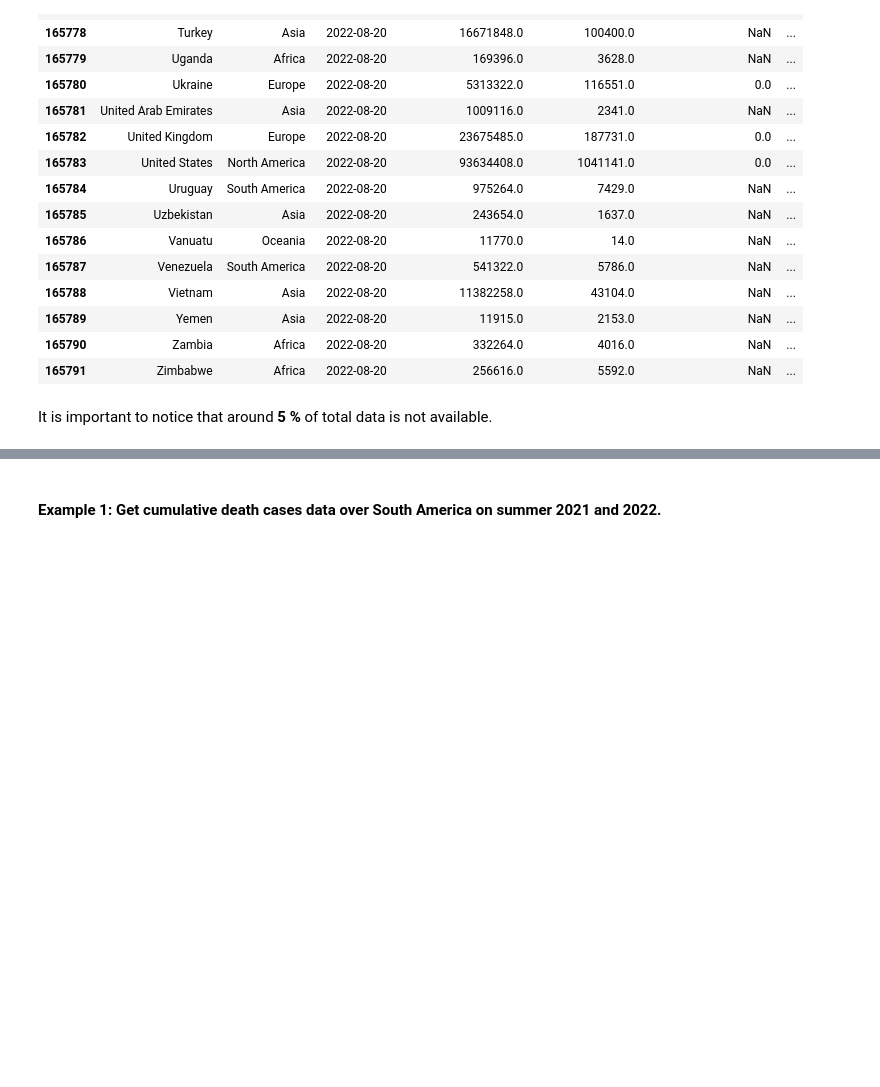
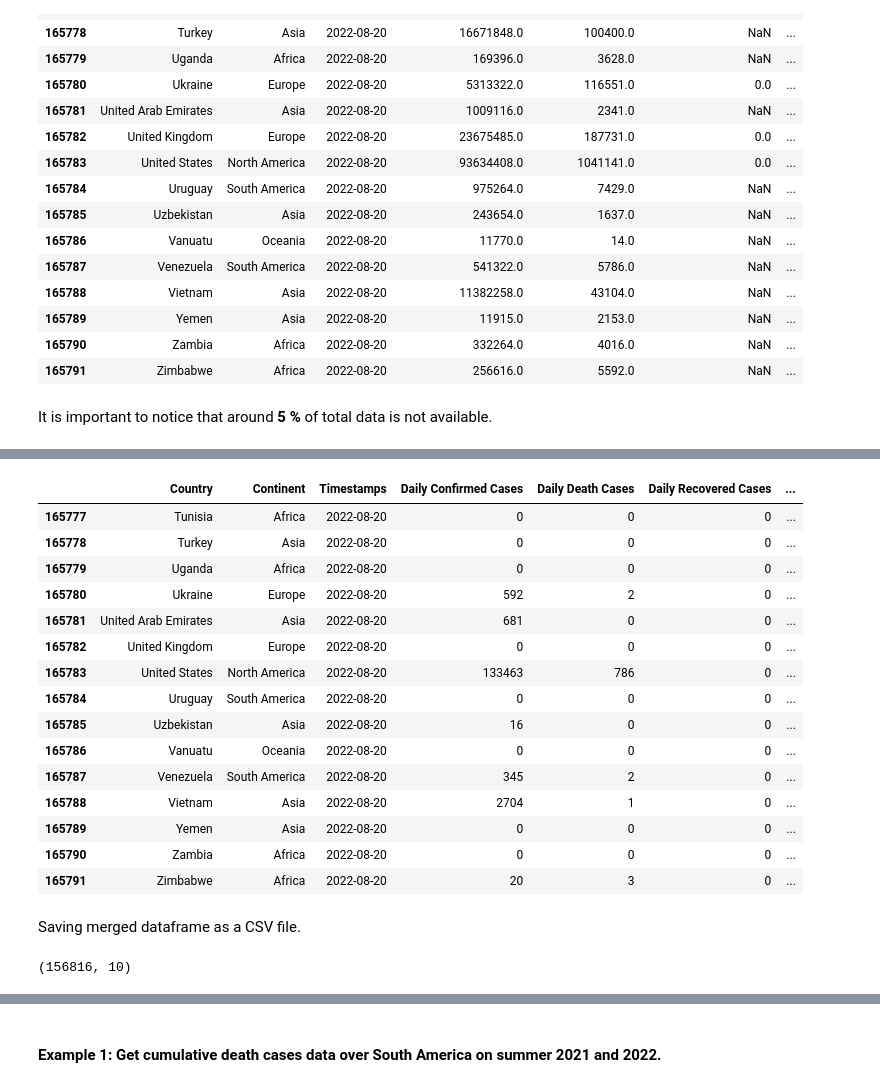
Before and after one commit to OctavioAlcazar55/DDP-unibz-project-18697, a Jupyter notebook: Notebooks/US5-DataAggregation.ipynb, the cells around one changed output, grey strips where cells are left out. Cells and saved outputs as stored; diff of their text form; code cells hidden in the pictures; blank space fills up the shorter version.

```diff
--- a/Notebooks/US5-DataAggregation.ipynb
+++ b/Notebooks/US5-DataAggregation.ipynb
@@ -985,0 +998,3 @@ It is important to notice that around **5 %** of total data is not available.
+# %%
+# The merged dataframe gets copies for security
+updated_df = merged_df.copy()
@@ -985,0 +1019,21 @@ It is important to notice that around **5 %** of total data is not available.
+# %%
+updated_df.tail(15)
+# %% [output]
+|  | Country | Continent | Timestamps | Daily Confirmed Cases | Daily Death Cases | Daily Recovered Cases | ... |
+| 165777 | Tunisia | Africa | 2022-08-20 | 0 | 0 | 0 | ... |
+| 165778 | Turkey | Asia | 2022-08-20 | 0 | 0 | 0 | ... |
+| 165779 | Uganda | Africa | 2022-08-20 | 0 | 0 | 0 | ... |
+| 165780 | Ukraine | Europe | 2022-08-20 | 592 | 2 | 0 | ... |
+| 165781 | United Arab Emirates | Asia | 2022-08-20 | 681 | 0 | 0 | ... |
+| 165782 | United Kingdom | Europe | 2022-08-20 | 0 | 0 | 0 | ... |
+| 165783 | United States | North America | 2022-08-20 | 133463 | 786 | 0 | ... |
+| 165784 | Uruguay | South America | 2022-08-20 | 0 | 0 | 0 | ... |
+| 165785 | Uzbekistan | Asia | 2022-08-20 | 16 | 0 | 0 | ... |
+| 165786 | Vanuatu | Oceania | 2022-08-20 | 0 | 0 | 0 | ... |
+| 165787 | Venezuela | South America | 2022-08-20 | 345 | 2 | 0 | ... |
+| 165788 | Vietnam | Asia | 2022-08-20 | 2704 | 1 | 0 | ... |
+| 165789 | Yemen | Asia | 2022-08-20 | 0 | 0 | 0 | ... |
+| 165790 | Zambia | Africa | 2022-08-20 | 0 | 0 | 0 | ... |
+| 165791 | Zimbabwe | Africa | 2022-08-20 | 20 | 3 | 0 | ... |
+# %% [markdown]
+Saving merged dataframe as a CSV file.
@@ -985,0 +1043,8 @@ It is important to notice that around **5 %** of total data is not available.
+# %%
+test_df = updated_df.copy()
+test_df = test_df.loc[test_df["Timestamps"]< "2022-07-01"]
+
+test_na = test_df[test_df['SI Index'].isna()]
+np.unique(test_na["Country"])
+# %% [output]
+(156816, 10)
```
Also changed, not shown: parts of 23 cells of this notebook, 3 other files.
